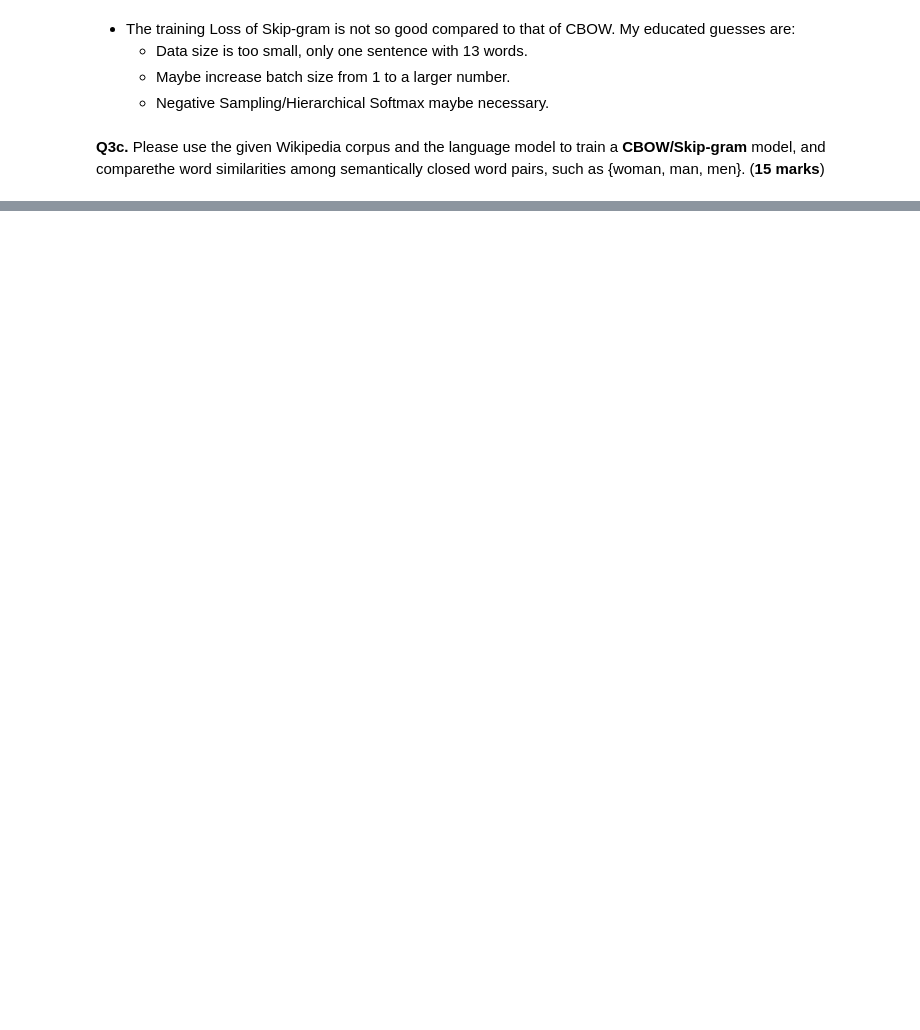
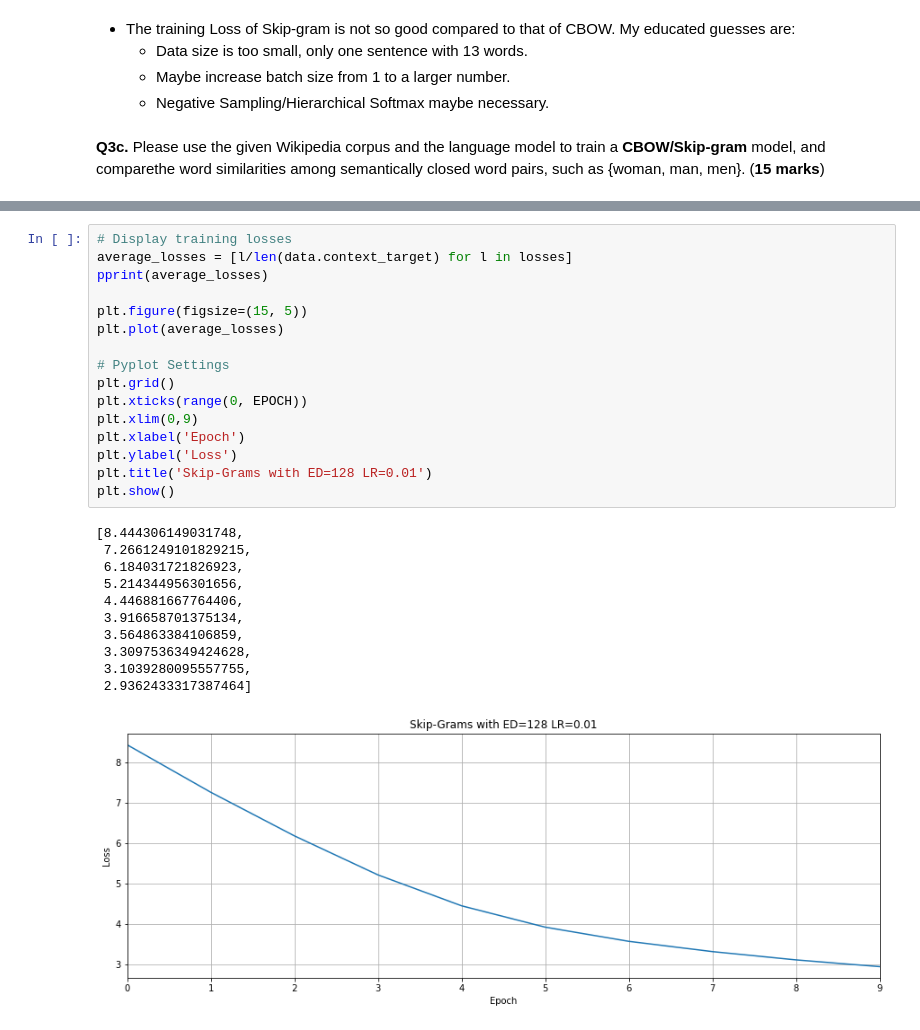
Before and after one commit to swcleon/CS6493, a Jupyter notebook: A1/Submission.ipynb, the cells around one changed output, grey strips where cells are left out. Drawn from its saved outputs; the diff is of its cells as text; blank space fills up the shorter version.

```diff
--- a/A1/Submission.ipynb
+++ b/A1/Submission.ipynb
@@ -488,0 +628,28 @@ plt.show()
+# %%
+# Display training losses
+average_losses = [l/len(data.context_target) for l in losses]
+pprint(average_losses)
+
+plt.figure(figsize=(15, 5))
+plt.plot(average_losses)
+
+# Pyplot Settings
+plt.grid()
+plt.xticks(range(0, EPOCH))
+plt.xlim(0,9)
+plt.xlabel('Epoch')
+plt.ylabel('Loss')
+plt.title('Skip-Grams with ED=128 LR=0.01')
+plt.show()
+# %% [output]
+[8.444306149031748,
+ 7.2661249101829215,
+ 6.184031721826923,
+ 5.214344956301656,
+ 4.446881667764406,
+ 3.916658701375134,
+ 3.564863384106859,
+ 3.3097536349424628,
+ 3.1039280095557755,
+ 2.9362433317387464]
+[figure, added]
```
Also changed, not shown: parts of 16 cells of this notebook.
